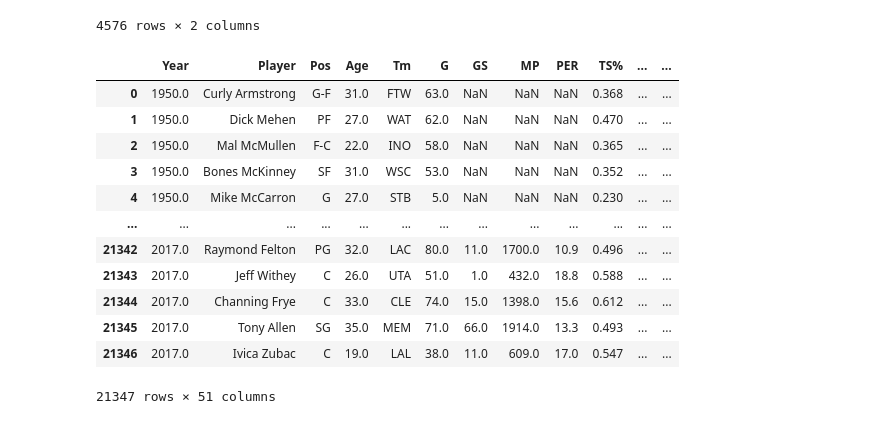
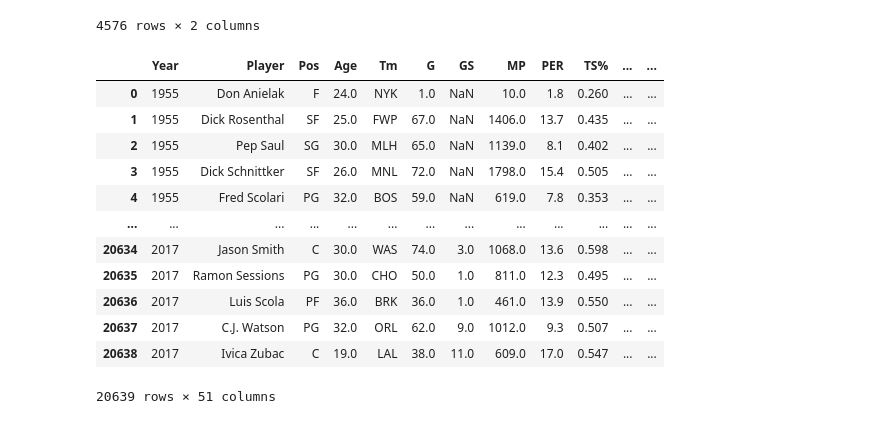
Before and after one commit to wclewett/ETL_project, a Jupyter notebook: season_stats_creation.ipynb, the cells around one changed output. Saved outputs shown, nothing was run; the diff lists cells and outputs as text; code cells hidden in the pictures.

```diff
--- a/season_stats_creation.ipynb
+++ b/season_stats_creation.ipynb
@@ -161,19 +161,22 @@ player_id_table
 # %%
 # Merge Player ID Table with Season Stats
 nba_stats_df = season_stats_df.merge(player_id_table, on=['Player'], how='inner').sort_values(by='Year', axis=0) \
                 .reset_index(drop=True)
+nba_stats_df['Year'] = nba_stats_df['Year'].astype(int)
+nba_stats_df = nba_stats_df[nba_stats_df['Tm'] != 'STB']
+nba_stats_df = nba_stats_df[nba_stats_df['Tm'] != 'SHE']
 nba_stats_df
 # %% [output]
 |  | Year | Player | Pos | Age | Tm | G | GS | MP | PER | TS% | ... | ... |
-| 0 | 1950.0 | Curly Armstrong | G-F | 31.0 | FTW | 63.0 | NaN | NaN | NaN | 0.368 | ... | ... |
-| 1 | 1950.0 | Dick Mehen | PF | 27.0 | WAT | 62.0 | NaN | NaN | NaN | 0.470 | ... | ... |
-| 2 | 1950.0 | Mal McMullen | F-C | 22.0 | INO | 58.0 | NaN | NaN | NaN | 0.365 | ... | ... |
-| 3 | 1950.0 | Bones McKinney | SF | 31.0 | WSC | 53.0 | NaN | NaN | NaN | 0.352 | ... | ... |
-| 4 | 1950.0 | Mike McCarron | G | 27.0 | STB | 5.0 | NaN | NaN | NaN | 0.230 | ... | ... |
+| 0 | 1955 | Don Anielak | F | 24.0 | NYK | 1.0 | NaN | 10.0 | 1.8 | 0.260 | ... | ... |
+| 1 | 1955 | Dick Rosenthal | SF | 25.0 | FWP | 67.0 | NaN | 1406.0 | 13.7 | 0.435 | ... | ... |
+| 2 | 1955 | Pep Saul | SG | 30.0 | MLH | 65.0 | NaN | 1139.0 | 8.1 | 0.402 | ... | ... |
+| 3 | 1955 | Dick Schnittker | SF | 26.0 | MNL | 72.0 | NaN | 1798.0 | 15.4 | 0.505 | ... | ... |
+| 4 | 1955 | Fred Scolari | PG | 32.0 | BOS | 59.0 | NaN | 619.0 | 7.8 | 0.353 | ... | ... |
 | ... | ... | ... | ... | ... | ... | ... | ... | ... | ... | ... | ... | ... |
-| 21342 | 2017.0 | Raymond Felton | PG | 32.0 | LAC | 80.0 | 11.0 | 1700.0 | 10.9 | 0.496 | ... | ... |
-| 21343 | 2017.0 | Jeff Withey | C | 26.0 | UTA | 51.0 | 1.0 | 432.0 | 18.8 | 0.588 | ... | ... |
-| 21344 | 2017.0 | Channing Frye | C | 33.0 | CLE | 74.0 | 15.0 | 1398.0 | 15.6 | 0.612 | ... | ... |
-| 21345 | 2017.0 | Tony Allen | SG | 35.0 | MEM | 71.0 | 66.0 | 1914.0 | 13.3 | 0.493 | ... | ... |
-| 21346 | 2017.0 | Ivica Zubac | C | 19.0 | LAL | 38.0 | 11.0 | 609.0 | 17.0 | 0.547 | ... | ... |
+| 20634 | 2017 | Jason Smith | C | 30.0 | WAS | 74.0 | 3.0 | 1068.0 | 13.6 | 0.598 | ... | ... |
+| 20635 | 2017 | Ramon Sessions | PG | 30.0 | CHO | 50.0 | 1.0 | 811.0 | 12.3 | 0.495 | ... | ... |
+| 20636 | 2017 | Luis Scola | PF | 36.0 | BRK | 36.0 | 1.0 | 461.0 | 13.9 | 0.550 | ... | ... |
+| 20637 | 2017 | C.J. Watson | PG | 32.0 | ORL | 62.0 | 9.0 | 1012.0 | 9.3 | 0.507 | ... | ... |
+| 20638 | 2017 | Ivica Zubac | C | 19.0 | LAL | 38.0 | 11.0 | 609.0 | 17.0 | 0.547 | ... | ... |
-21347 rows × 51 columns
+20639 rows × 51 columns
```
Also changed, not shown: parts of 9 cells of this notebook, 11 other files.
